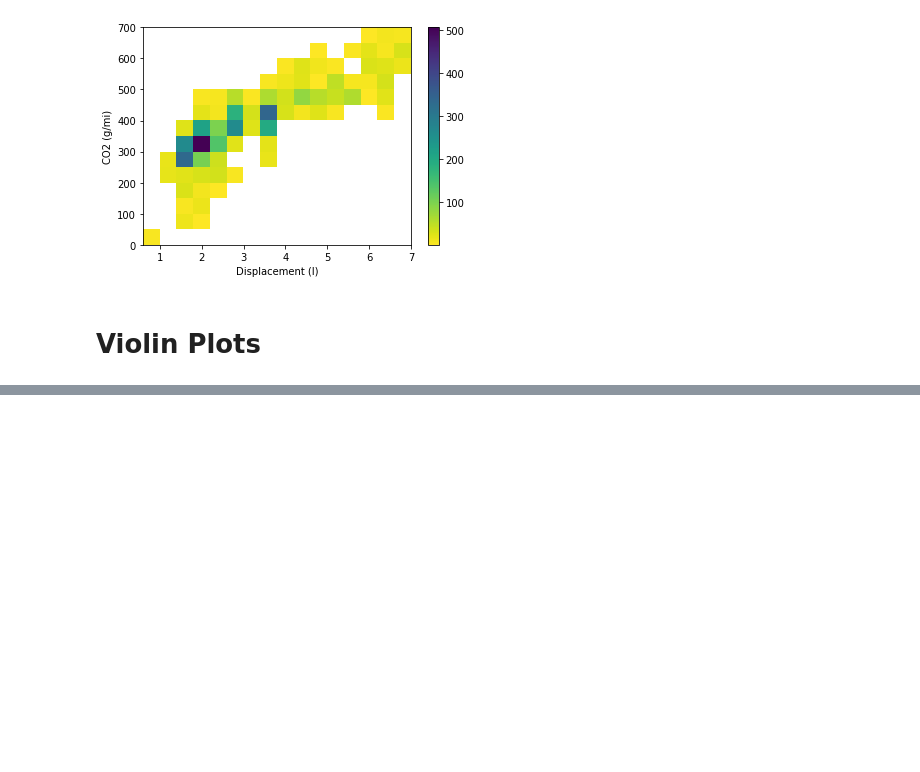
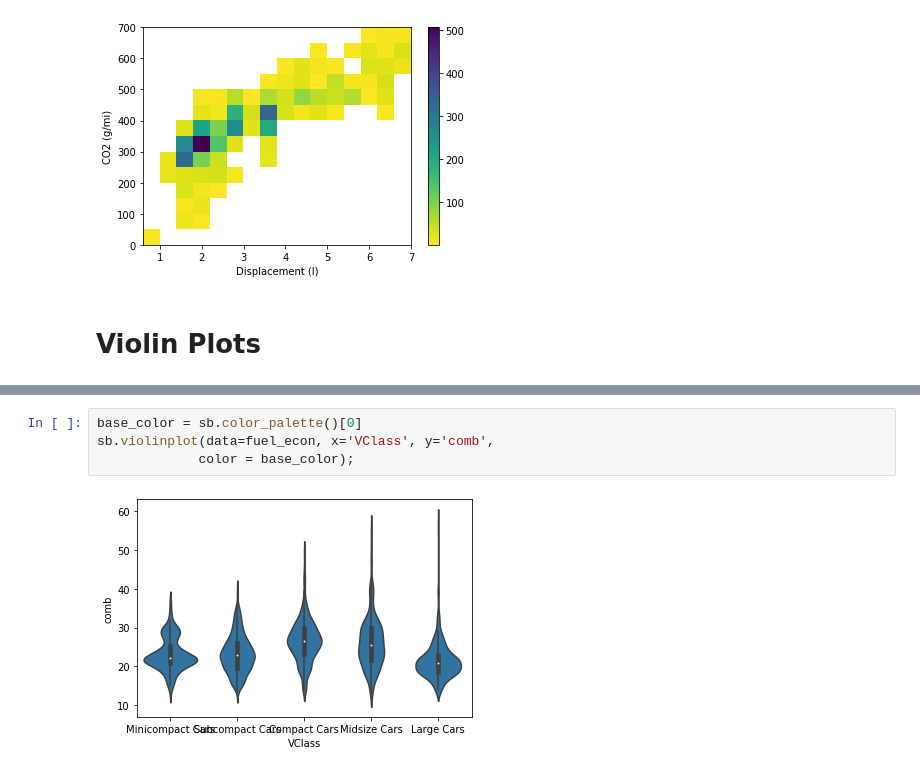
Before and after one commit to OkeyDokeyGnocchi/jupyter_notebooks_practice, a Jupyter notebook: matplot_seaborn_pt_2/matplotlib_and_seaborn_pt_2.ipynb, the cells around one changed output, grey strips where cells are left out. Saved outputs shown, nothing was run; the diff lists cells and outputs as text; blank space fills up the shorter version.

```diff
--- a/matplot_seaborn_pt_2/matplotlib_and_seaborn_pt_2.ipynb
+++ b/matplot_seaborn_pt_2/matplotlib_and_seaborn_pt_2.ipynb
@@ -218,0 +232,6 @@ In the heat map, I've set up a color map that goes from light to dark, and made
+# %%
+base_color = sb.color_palette()[0]
+sb.violinplot(data=fuel_econ, x='VClass', y='comb',
+             color = base_color);
+# %% [output]
+[figure, added]
```
Also changed, not shown: parts of 36 cells of this notebook.
